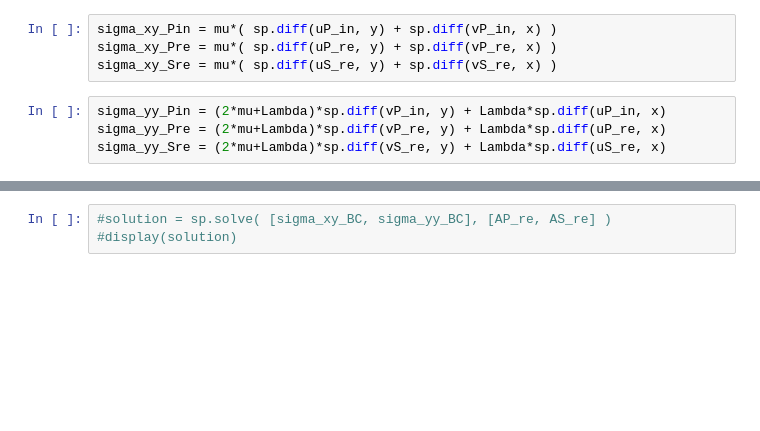
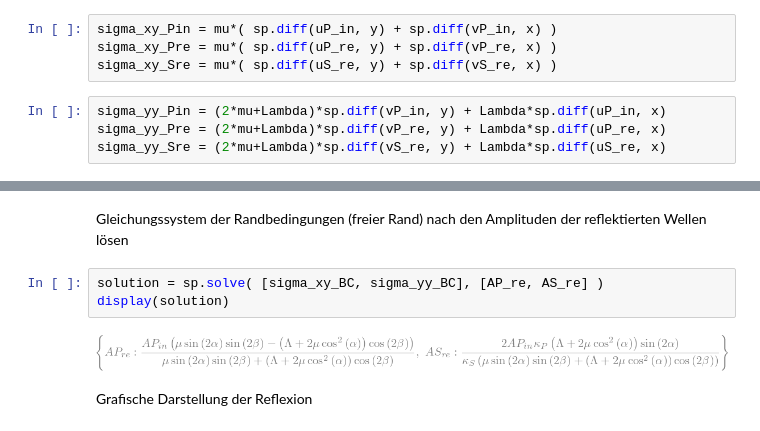
Before and after one commit to nagelt/soil_dynamics, a Jupyter notebook: wave3d_reflection.ipynb, the cells around one changed output, grey strips where cells are left out. Drawn from its saved outputs; the diff is of its cells as text; blank space fills up the shorter version.

```diff
--- a/wave3d_reflection.ipynb
+++ b/wave3d_reflection.ipynb
@@ -72,6 +83,12 @@ sigma_yy_Sre = (2*mu+Lambda)*sp.diff(vS_re, y) + Lambda*sp.diff(uS_re, x)
+# %% [markdown]
+Gleichungssystem der Randbedingungen (freier Rand) nach den Amplituden der reflektierten Wellen lösen
 # %%
-#solution = sp.solve( [sigma_xy_BC, sigma_yy_BC], [AP_re, AS_re] )
-#display(solution)
+solution = sp.solve( [sigma_xy_BC, sigma_yy_BC], [AP_re, AS_re] )
+display(solution)
+# %% [output]
+[figure, added]
+# %% [markdown]
+Grafische Darstellung der Reflexion
 # %%
 interactive_reflection_plot()
 # %% [output]
```
Also changed, not shown: parts of 15 cells of this notebook, 1 other file.
